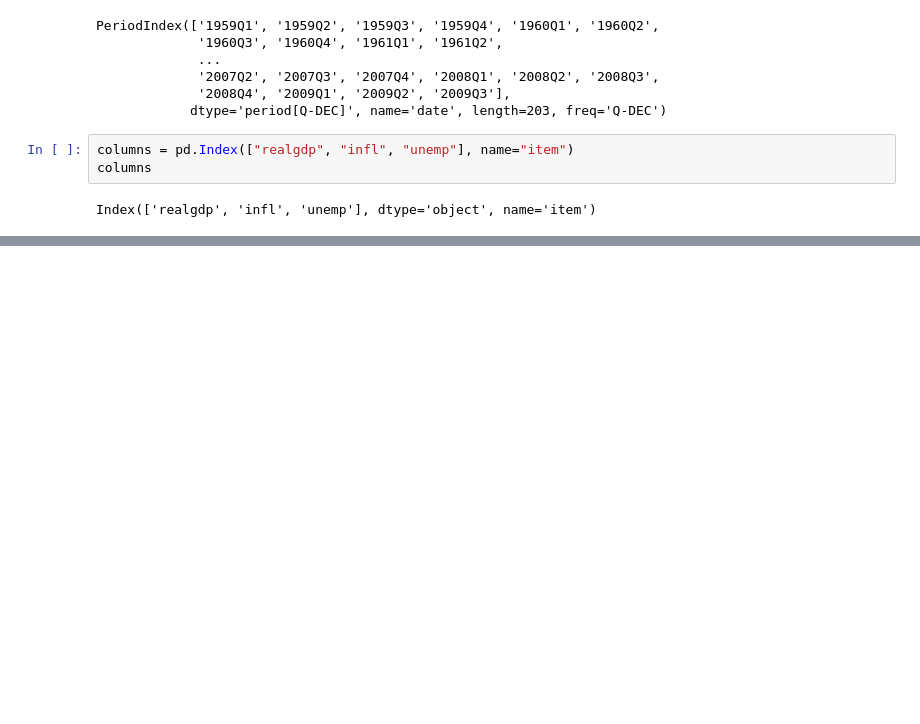
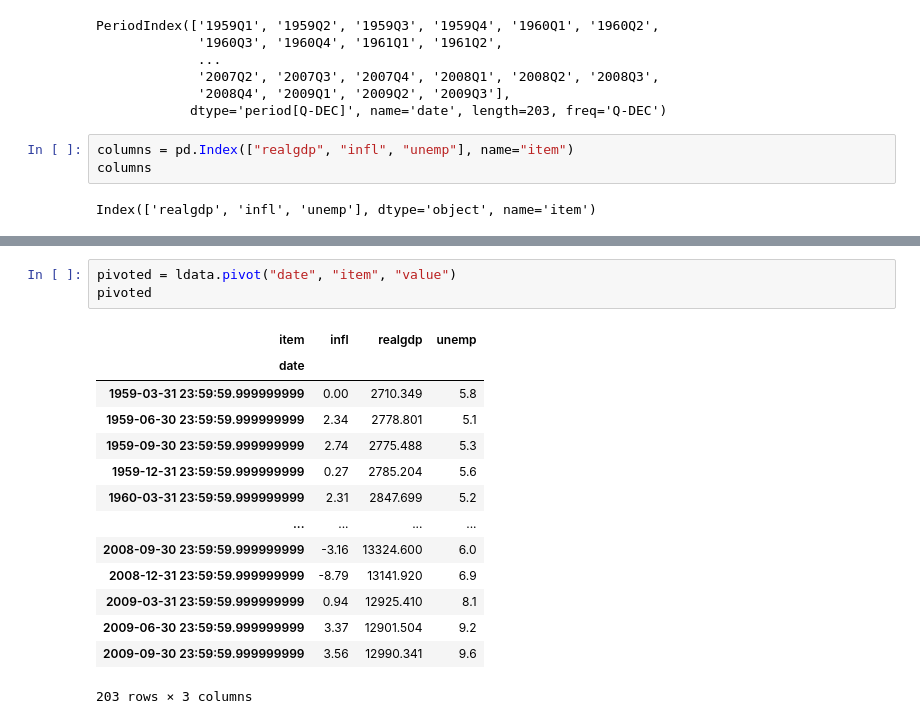
Before and after one commit to diego19508/pydata-book, a Jupyter notebook: Notes/Data_Wrangling.ipynb, the cells around one changed output, grey strips where cells are left out. Cells and saved outputs as stored; diff of their text form; blank space fills up the shorter version.

```diff
--- a/Notes/Data_Wrangling.ipynb
+++ b/Notes/Data_Wrangling.ipynb
@@ -900,0 +955,18 @@ Index(['realgdp', 'infl', 'unemp'], dtype='object', name='item')
+# %%
+pivoted = ldata.pivot("date", "item", "value")
+pivoted
+# %% [output]
+| item | infl | realgdp | unemp |
+| date |  |  |  |
+| 1959-03-31 23:59:59.999999999 | 0.00 | 2710.349 | 5.8 |
+| 1959-06-30 23:59:59.999999999 | 2.34 | 2778.801 | 5.1 |
+| 1959-09-30 23:59:59.999999999 | 2.74 | 2775.488 | 5.3 |
+| 1959-12-31 23:59:59.999999999 | 0.27 | 2785.204 | 5.6 |
+| 1960-03-31 23:59:59.999999999 | 2.31 | 2847.699 | 5.2 |
+| ... | ... | ... | ... |
+| 2008-09-30 23:59:59.999999999 | -3.16 | 13324.600 | 6.0 |
+| 2008-12-31 23:59:59.999999999 | -8.79 | 13141.920 | 6.9 |
+| 2009-03-31 23:59:59.999999999 | 0.94 | 12925.410 | 8.1 |
+| 2009-06-30 23:59:59.999999999 | 3.37 | 12901.504 | 9.2 |
+| 2009-09-30 23:59:59.999999999 | 3.56 | 12990.341 | 9.6 |
+203 rows × 3 columns
```
Also changed, not shown: parts of 11 cells of this notebook, 1 other file.
